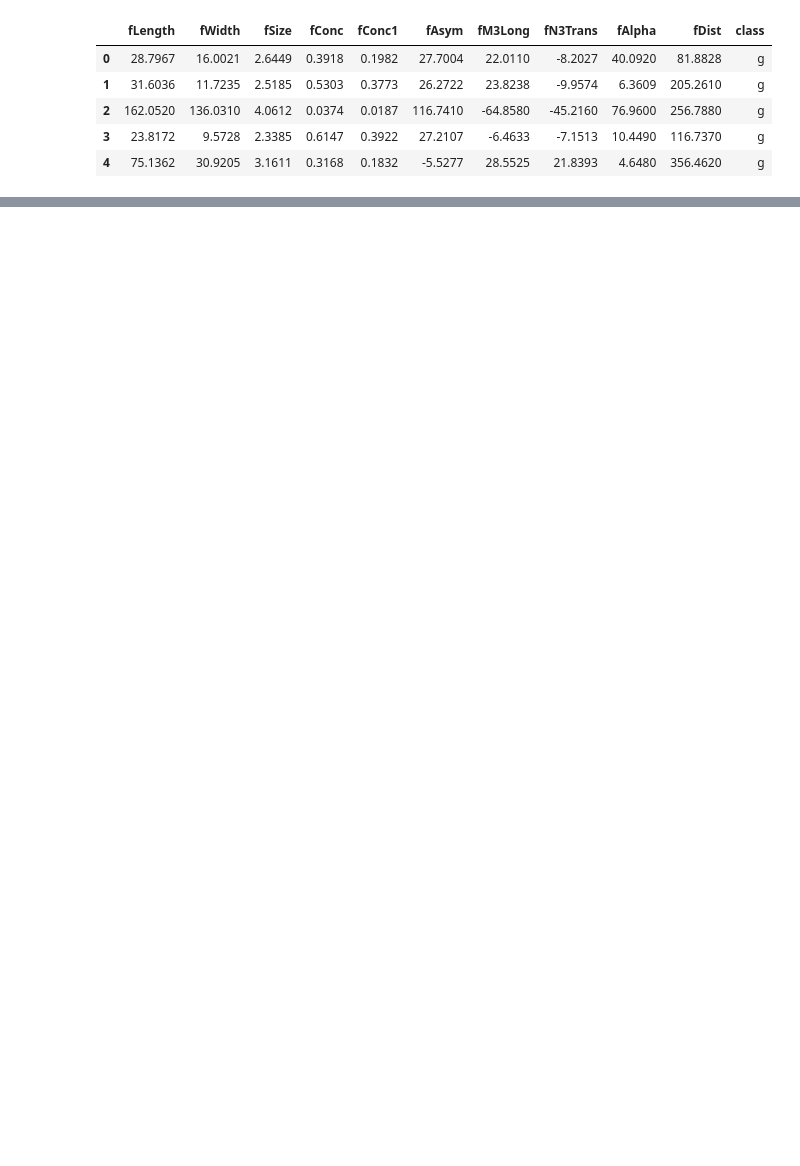
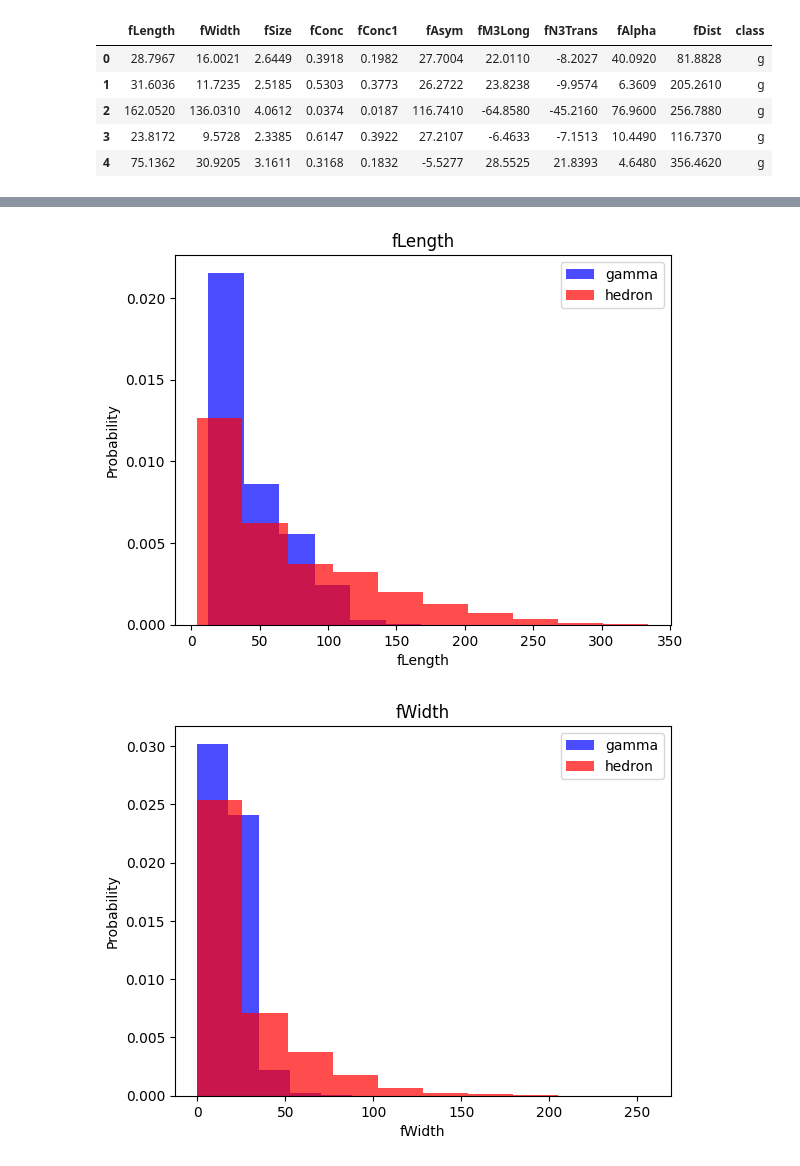
Before and after one commit to ShaneYokota72/MagicGammaTelescope, a Jupyter notebook: MagicGammaTelescope.ipynb, the cells around one changed output, grey strips where cells are left out. Saved outputs shown, nothing was run; the diff lists cells and outputs as text; code cells hidden in the pictures; blank space fills up the shorter version.

```diff
--- a/MagicGammaTelescope.ipynb
+++ b/MagicGammaTelescope.ipynb
@@ -17,0 +29,12 @@ df["class"] = (df["class"] == "g").astype(int)
+# %%
+for label in cols[:-1]:
+  plt.hist(df[df["class"]==1][label], color="blue", label="gamma", alpha=0.7, density=True)
+  plt.hist(df[df["class"]==0][label], color="red", label="hedron", alpha=0.7, density=True)
+  plt.title(label)
+  plt.ylabel("Probability")
+  plt.xlabel(label)
+  plt.legend()
+  plt.show()
+# %% [output]
+[figure, added]
+[figure, added]
```
Also changed, not shown: parts of 13 cells of this notebook, 1 other file.
